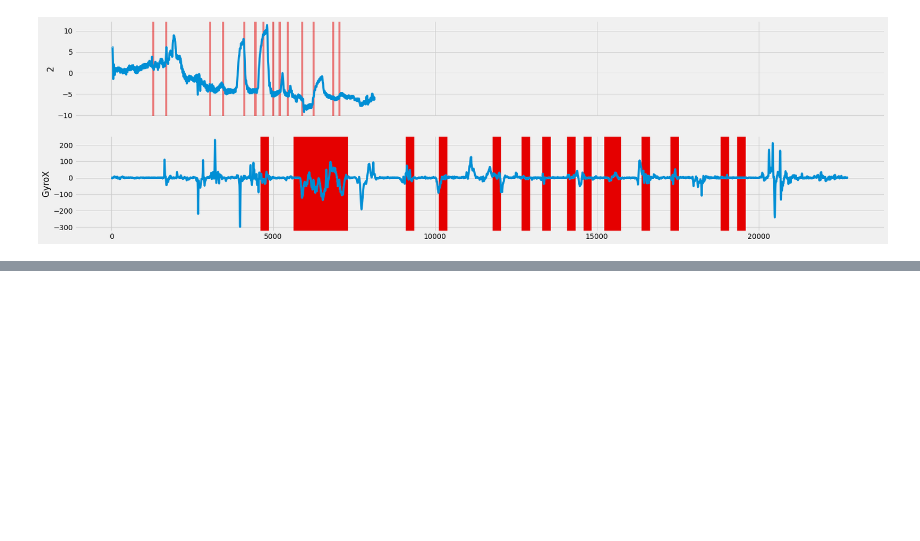
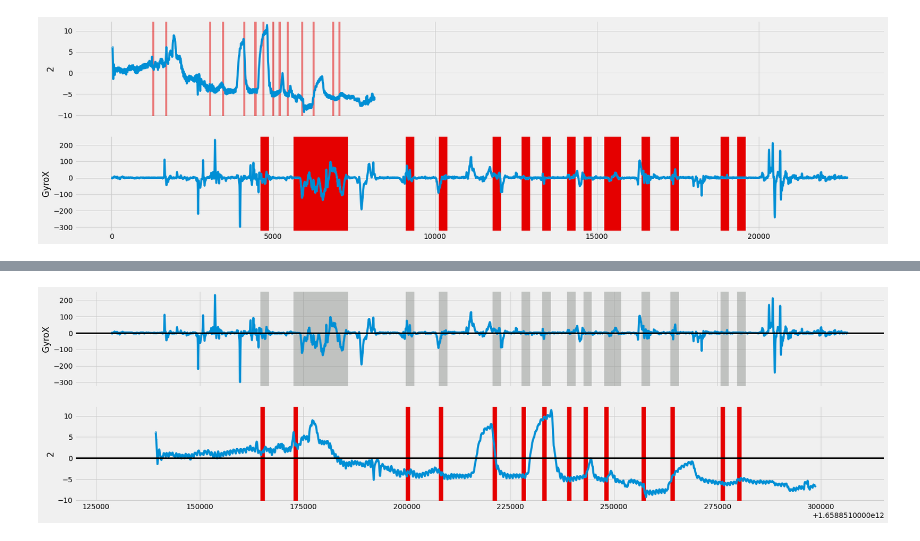
Before and after one commit to VirajJaneja/FNIRSMotionArtifacts, a Jupyter notebook: Motion Artifact Identification.ipynb, the cells around one changed output, grey strips where cells are left out. Saved outputs shown, nothing was run; the diff lists cells and outputs as text; code cells hidden in the pictures; blank space fills up the shorter version.

```diff
--- a/Motion Artifact Identification.ipynb
+++ b/Motion Artifact Identification.ipynb
@@ -737,2 +729,44 @@ timeSeriesPlot(Trial2Con, 'GyroX', Trial2Ox.iloc[33:8000], '2', 'Timestamp', '1'
 137.0168532414811
 [figure]
+# %%
+def timeSeriesPlotWT(df1, col1, df2, col2, df1timeCol, df2timeCol):
+    FPL_cols = [col1, col2]
+
+
+    Plot1X = df1[df1timeCol].values.tolist()
+    Plot1Y = df1[FPL_cols[0]]
+
+    Plot2X = df2[df2timeCol].values.tolist()
+    Plot2Y = df2[FPL_cols[1]]
+
+    fig, (ax1, ax2) = plt.subplots(2, 1, figsize=(25,7), sharex=True)
+#     Trial1Con[FPL_cols[0]].plot(subplots=True, ax=axes)
+#     Trial1ConV2[FPL_cols[0]].plot(subplots=True)
+#     Trial1OxV2[FPL_cols[1]].plot(subplots = True)
+
+
+    ax1.plot(Plot1X, Plot1Y)
+    ax1.set_ylabel(col1)
+    ax2.plot(Plot2X, Plot2Y)
+    ax2.set_ylabel(col2)
+
+#     df1time = Plot1X[len(Plot1X)-1]
+#     df2time = Plot2X[len(Plot2X)-1]
+
+    df1Events = eventIndices(df1, Plot1X)
+    df2Events = eventIndices(df2, Plot2X)
+
+
+    for index in range(1, len(df1Events), 2):
+        ax1.axvspan(df1Events[index-1], df1Events[index], color=sns.xkcd_rgb['grey'], alpha=0.5)
+
+    for index in range(len(df2Events)):
+        ax2.axvspan(df2Events[index-1], (df2Events[index-1])+1000, color=sns.xkcd_rgb['red'], alpha=1)
+
+    ax1.axhline(0, color='k', linestyle='-', linewidth=3)
+    ax2.axhline(0, color='k', linestyle='-', linewidth=3)
+    print()
+# %%
+timeSeriesPlotWT(Trial2ConWT, 'GyroX', Trial2OxWT.iloc[33:8000], '2', 'Timestamp', '1')
+# %% [output]
+[figure, added]
```
Also changed, not shown: parts of 15 cells of this notebook.
